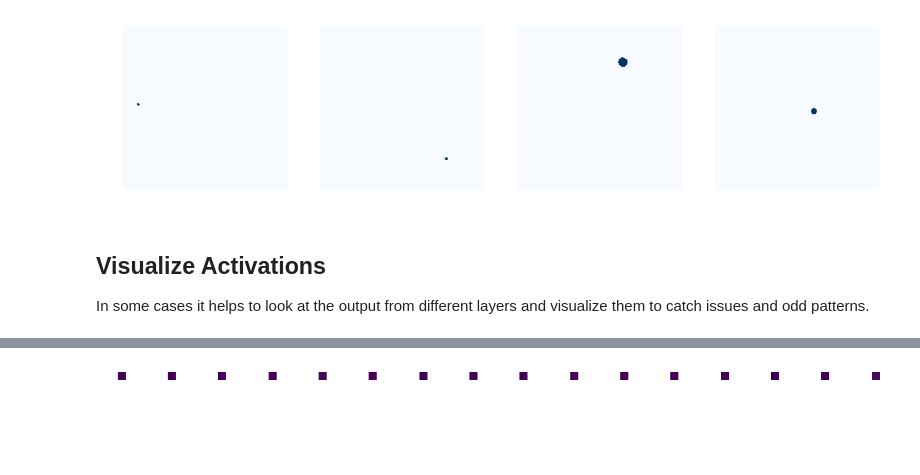
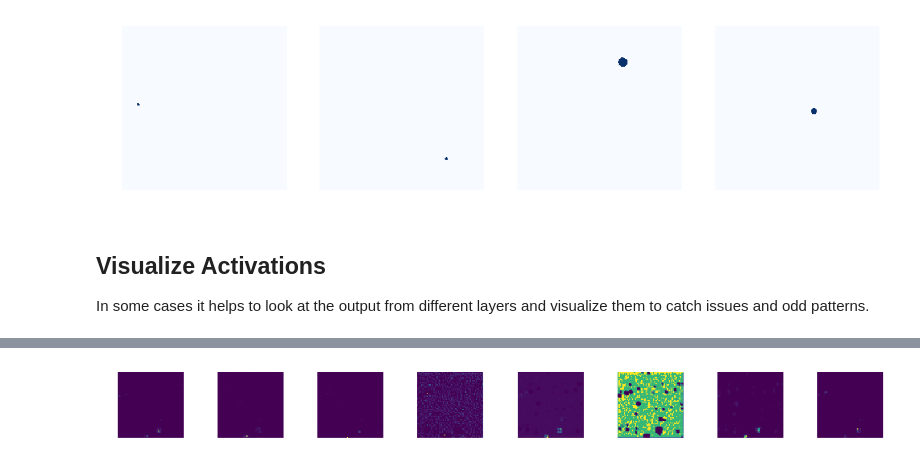
Before and after one commit to burke86/astro_rcnn, a Jupyter notebook: train.ipynb, the cells around one changed output, grey strips where cells are left out. Cells and saved outputs as stored; diff of their text form; code cells hidden in the pictures; blank space fills up the shorter version.

```diff
--- a/train.ipynb
+++ b/train.ipynb
@@ -432,6 +449,6 @@ rpn_bbox                 shape: (1, 65472, 4)         min:  -41.06342  max:  145
 roi                      shape: (1, 1000, 4)          min:    0.00000  max:    1.00000  float32
 # %%
 # Backbone feature map
-visualize.display_images(np.transpose(activations["res3c_out"][0,:,:,0:511:32], [2, 0, 1]), cols=16)
+visualize.display_images(np.transpose(activations["res3c_out"][0,:,:,0:8], [2, 0, 1]), cols=8)
 # %% [output]
-[figure, old version]
+[figure, new version]
```
Also changed, not shown: parts of 11 cells of this notebook, 1 other file.
